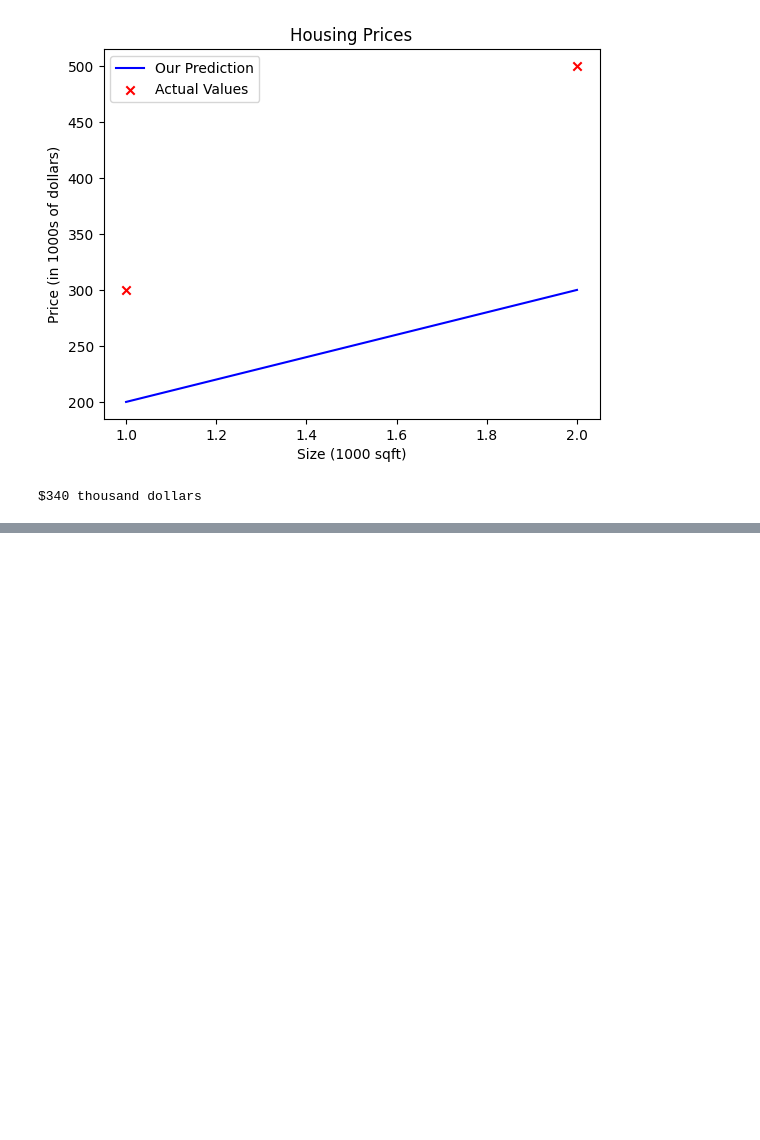
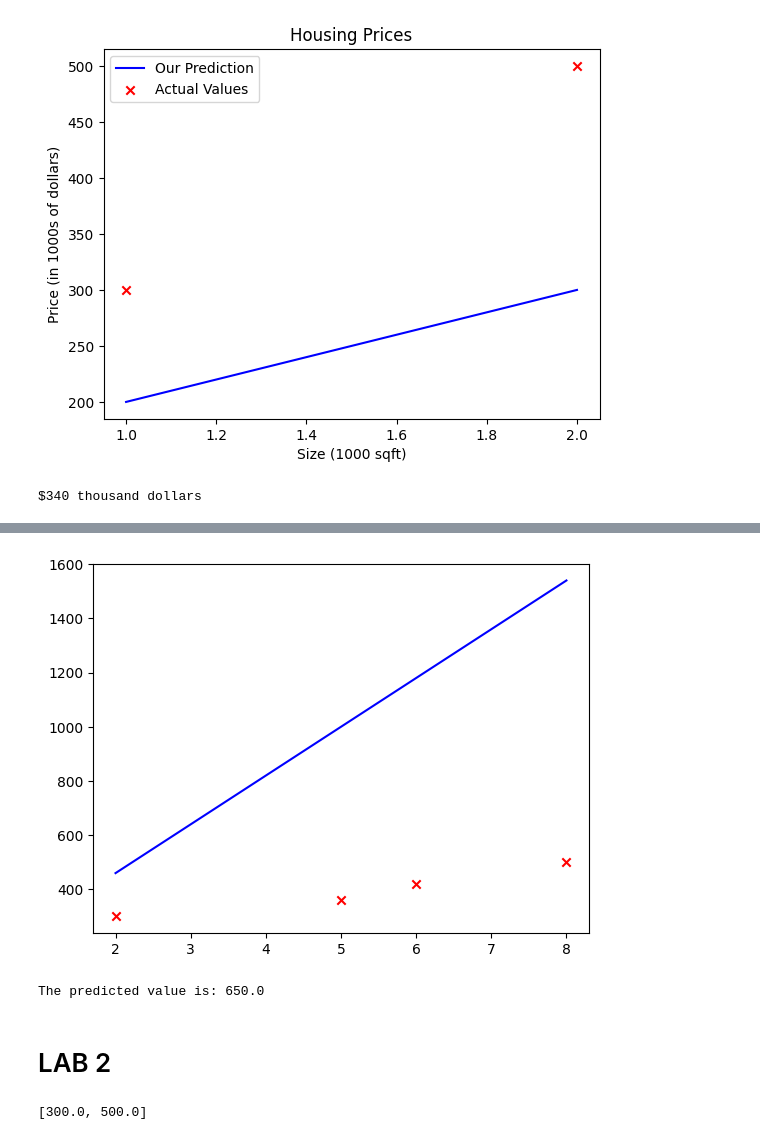
Before and after one commit to Husayn01/Machine-Learning-Specialization, a Jupyter notebook: Supervised_Machine_Learning_Regression_and_Classification.ipynb, the cells around one changed output, grey strips where cells are left out. Saved outputs shown, nothing was run; the diff lists cells and outputs as text; code cells hidden in the pictures; blank space fills up the shorter version.

```diff
--- a/Supervised_Machine_Learning_Regression_and_Classification.ipynb
+++ b/Supervised_Machine_Learning_Regression_and_Classification.ipynb
@@ -93,0 +115,14 @@ $340 thousand dollars
+# %%
+predicted = model(x_train,180, 100)
+# %% [output]
+[figure, added]
+# %%
+w = 100
+b = 200
+x = 4.5
+f = w * x + b
+print(f"The predicted value is: {f}")
+# %% [output]
+The predicted value is: 650.0
+# %% [markdown]
+# LAB 2
@@ -93,0 +143,4 @@ $340 thousand dollars
+# %%
+predicted(x_train, 200, 100)
+# %% [output]
+[300.0, 500.0]
```
Also changed, not shown: parts of 11 cells of this notebook.
